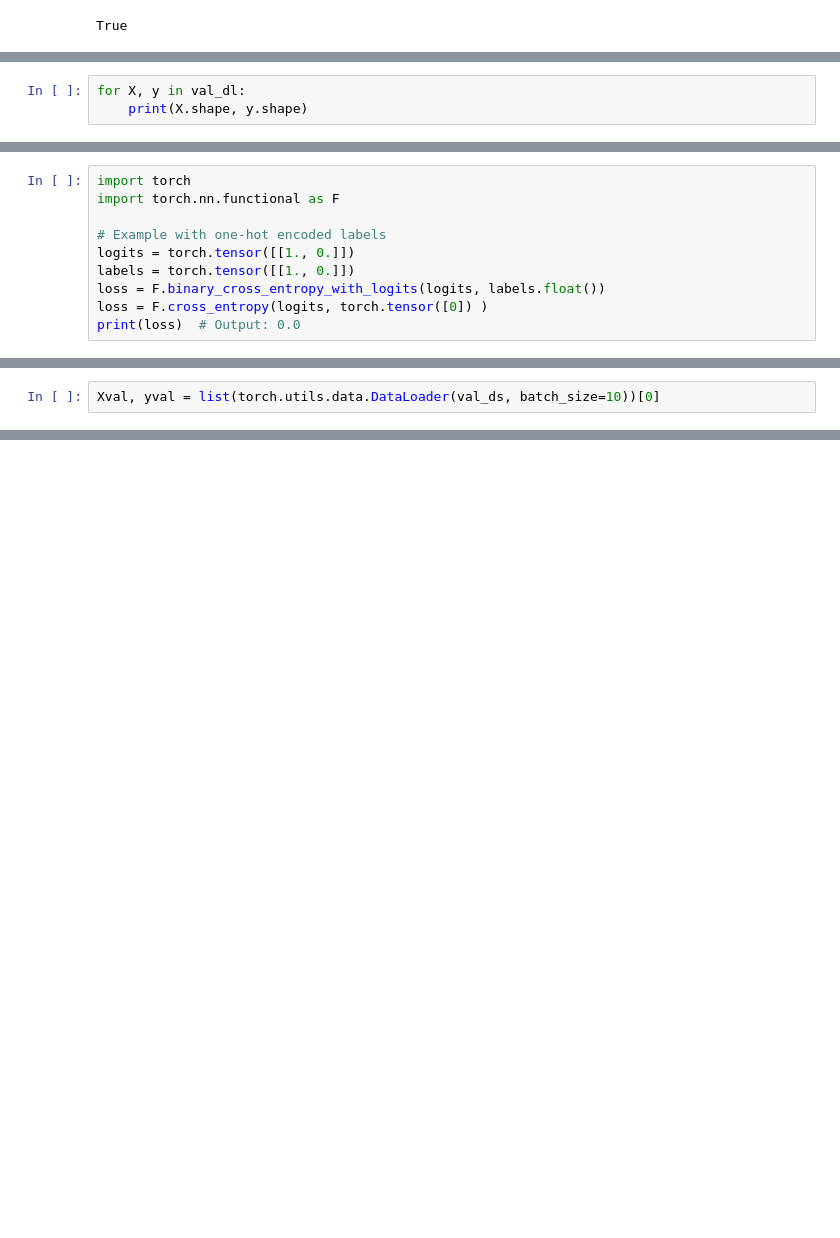
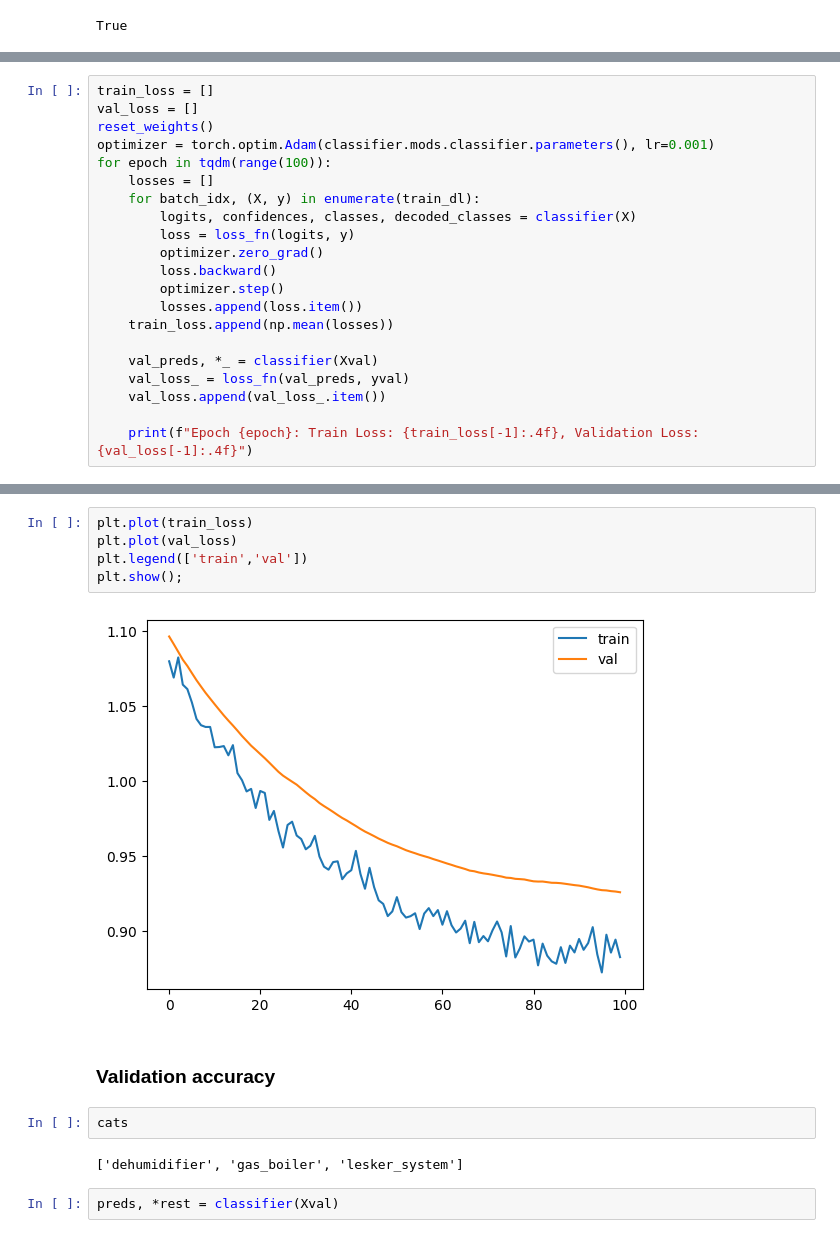
Before and after one commit to farthornas/labear, a Jupyter notebook: notebooks/finetune.ipynb, the cells around one changed output, grey strips where cells are left out. Drawn from its saved outputs; the diff is of its cells as text; blank space fills up the shorter version.

```diff
--- a/notebooks/finetune.ipynb
+++ b/notebooks/finetune.ipynb
@@ -446,3 +353,0 @@ reset_weights()
-# %%
-for X, y in val_dl:
-    print(X.shape, y.shape)
@@ -484,10 +353,0 @@ for epoch in range(10):
-# %%
-import torch
-import torch.nn.functional as F
-
-# Example with one-hot encoded labels
-logits = torch.tensor([[1., 0.]])
-labels = torch.tensor([[1., 0.]])
-loss = F.binary_cross_entropy_with_logits(logits, labels.float())
-loss = F.cross_entropy(logits, torch.tensor([0]) )
-print(loss)  # Output: 0.0
@@ -521,2 +353,0 @@ plt.show()
-# %%
-Xval, yval = list(torch.utils.data.DataLoader(val_ds, batch_size=10))[0]
@@ -552,0 +354,21 @@ val
+# %%
+train_loss = []
+val_loss = []
+reset_weights()
+optimizer = torch.optim.Adam(classifier.mods.classifier.parameters(), lr=0.001)
+for epoch in tqdm(range(100)):
+    losses = []
+    for batch_idx, (X, y) in enumerate(train_dl):
+        logits, confidences, classes, decoded_classes = classifier(X)
+        loss = loss_fn(logits, y)
+        optimizer.zero_grad()
+        loss.backward()
+        optimizer.step()
+        losses.append(loss.item())
+    train_loss.append(np.mean(losses))
+
+    val_preds, *_ = classifier(Xval)
+    val_loss_ = loss_fn(val_preds, yval)
+    val_loss.append(val_loss_.item())
+
+    print(f"Epoch {epoch}: Train Loss: {train_loss[-1]:.4f}, Validation Loss: {val_loss[-1]:.4f}")
@@ -552,0 +389,15 @@ val
+# %%
+plt.plot(train_loss)
+plt.plot(val_loss)
+plt.legend(['train','val'])
+plt.show();
+# %% [output]
+[figure, added]
+# %% [markdown]
+### Validation accuracy
+# %%
+cats
+# %% [output]
+['dehumidifier', 'gas_boiler', 'lesker_system']
+# %%
+preds, *rest = classifier(Xval)
```
Also changed, not shown: parts of 65 cells of this notebook.
